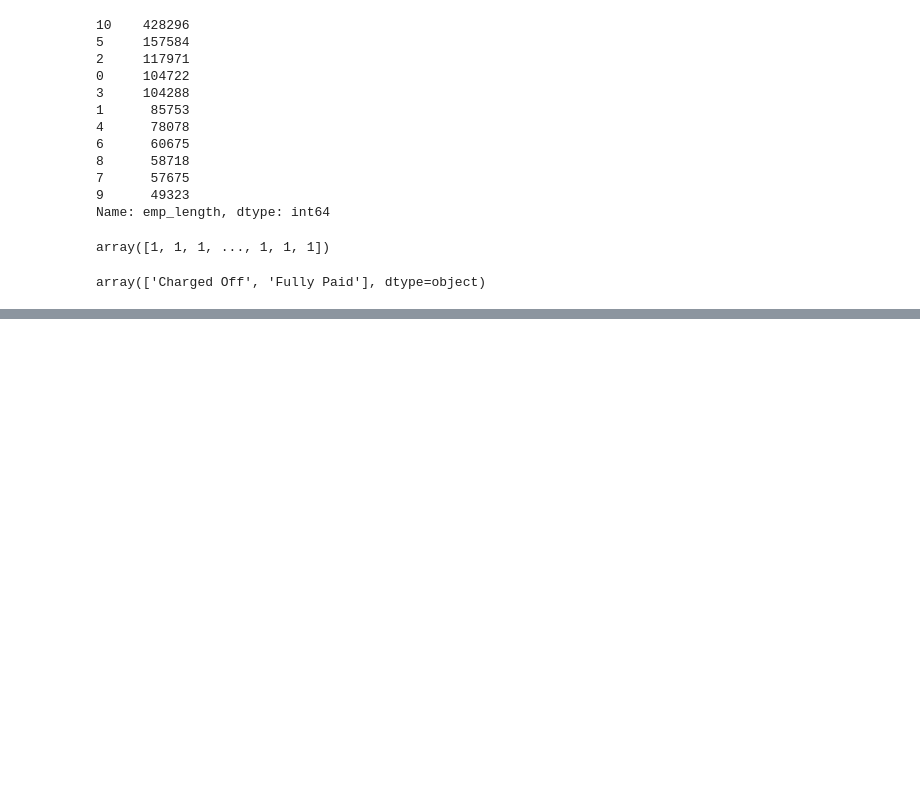
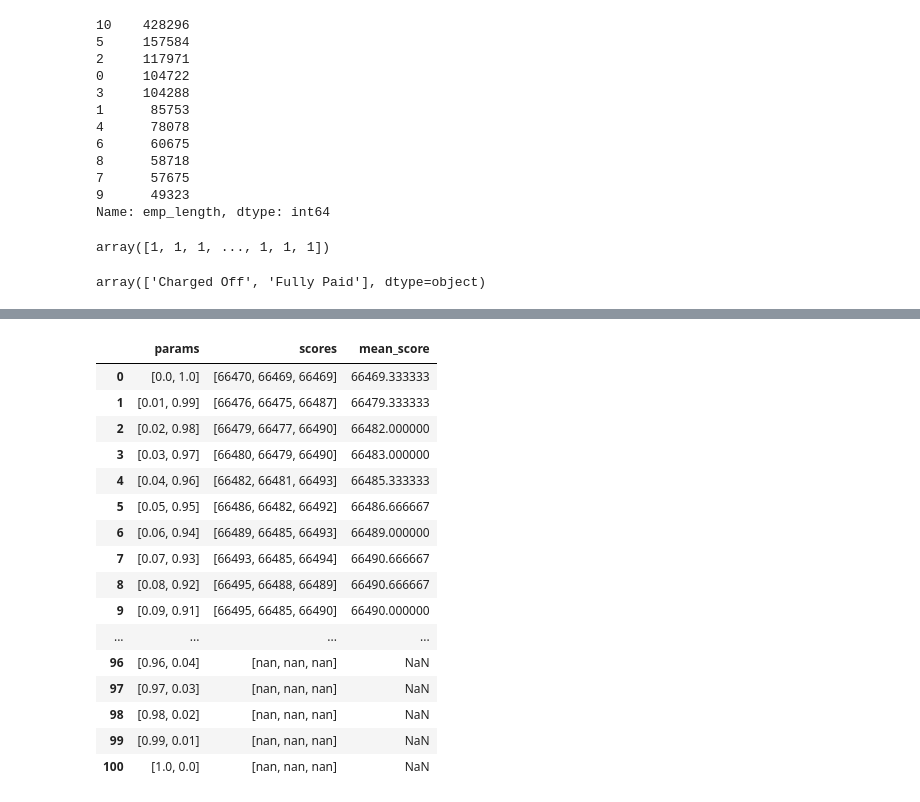
Before and after one commit to DPWasserman/lending-club, a Jupyter notebook: EDA/Darish_LDA.ipynb, the cells around one changed output, grey strips where cells are left out. Cells and saved outputs as stored; diff of their text form; code cells hidden in the pictures; blank space fills up the shorter version.

```diff
--- a/EDA/Darish_LDA.ipynb
+++ b/EDA/Darish_LDA.ipynb
@@ -128,3 +118,6 @@ X_train, X_test, y_train, y_test = train_test_split(X.compute(), y, test_size=0.
 # %%
 count_1 = y.sum() / len(y)
 count_0 = 1 - count_1
+# %%
+lda = LinearDiscriminantAnalysis(priors=[0.5, 0.5])
+cross_val_score(lda, X.compute(), y, cv=5)
@@ -139,0 +140,5 @@ array([[ 45611,   4385],
+# %%
+#Constructing priors list
+priors = []
+for x in range(0, 101, 1):
+    priors.append([x/100, (100-x)/100])
@@ -139,0 +148,13 @@ array([[ 45611,   4385],
+# %%
+def custom_scoring(estimator, X, y):
+    cm = confusion_matrix(y, estimator.predict(X))
+    score = cm[0, 1] + cm[1, 0]
+    return score
+# %%
+results = []
+X_train, X_test, y_train, y_test = train_test_split(X.compute(), y, test_size=0.2, shuffle=True)
+for p in priors:
+    lda = LinearDiscriminantAnalysis(priors=p)
+    CV_scores = cross_val_score(estimator=lda, X = X_train, y = y_train, cv=3, n_jobs=-1, verbose=5, scoring=custom_scoring)
+    results.append({'params': p, 'scores':CV_scores, 'mean_score': CV_scores.mean()})
+    print(p, 'done')
@@ -139,0 +179,21 @@ array([[ 45611,   4385],
+# %%
+resultsDF = pd.DataFrame(results)
+resultsDF
+# %% [output]
+|  | params | scores | mean_score |
+| 0 | [0.0, 1.0] | [66470, 66469, 66469] | 66469.333333 |
+| 1 | [0.01, 0.99] | [66476, 66475, 66487] | 66479.333333 |
+| 2 | [0.02, 0.98] | [66479, 66477, 66490] | 66482.000000 |
+| 3 | [0.03, 0.97] | [66480, 66479, 66490] | 66483.000000 |
+| 4 | [0.04, 0.96] | [66482, 66481, 66493] | 66485.333333 |
+| 5 | [0.05, 0.95] | [66486, 66482, 66492] | 66486.666667 |
+| 6 | [0.06, 0.94] | [66489, 66485, 66493] | 66489.000000 |
+| 7 | [0.07, 0.93] | [66493, 66485, 66494] | 66490.666667 |
+| 8 | [0.08, 0.92] | [66495, 66488, 66489] | 66490.666667 |
+| 9 | [0.09, 0.91] | [66495, 66485, 66490] | 66490.000000 |
+| ... | ... | ... | ... |
+| 96 | [0.96, 0.04] | [nan, nan, nan] | NaN |
+| 97 | [0.97, 0.03] | [nan, nan, nan] | NaN |
+| 98 | [0.98, 0.02] | [nan, nan, nan] | NaN |
+| 99 | [0.99, 0.01] | [nan, nan, nan] | NaN |
+| 100 | [1.0, 0.0] | [nan, nan, nan] | NaN |
```
Also changed, not shown: parts of 11 cells of this notebook, 1 other file.
